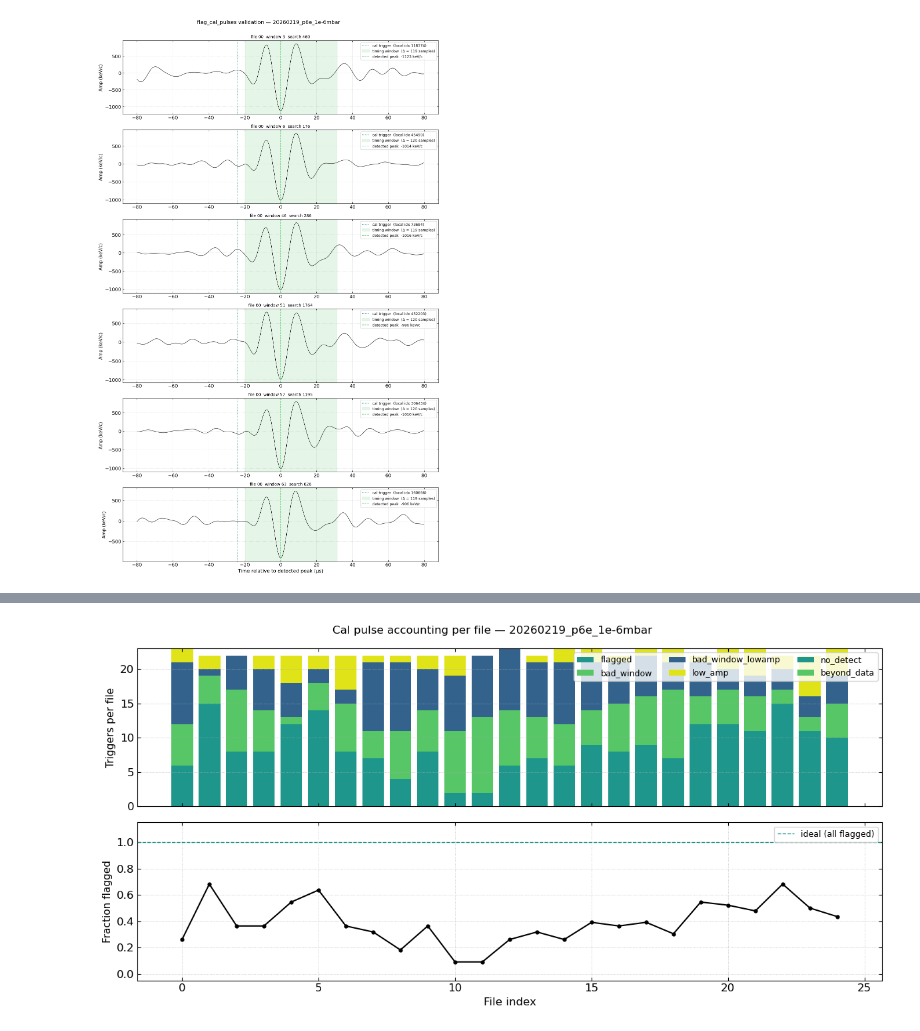
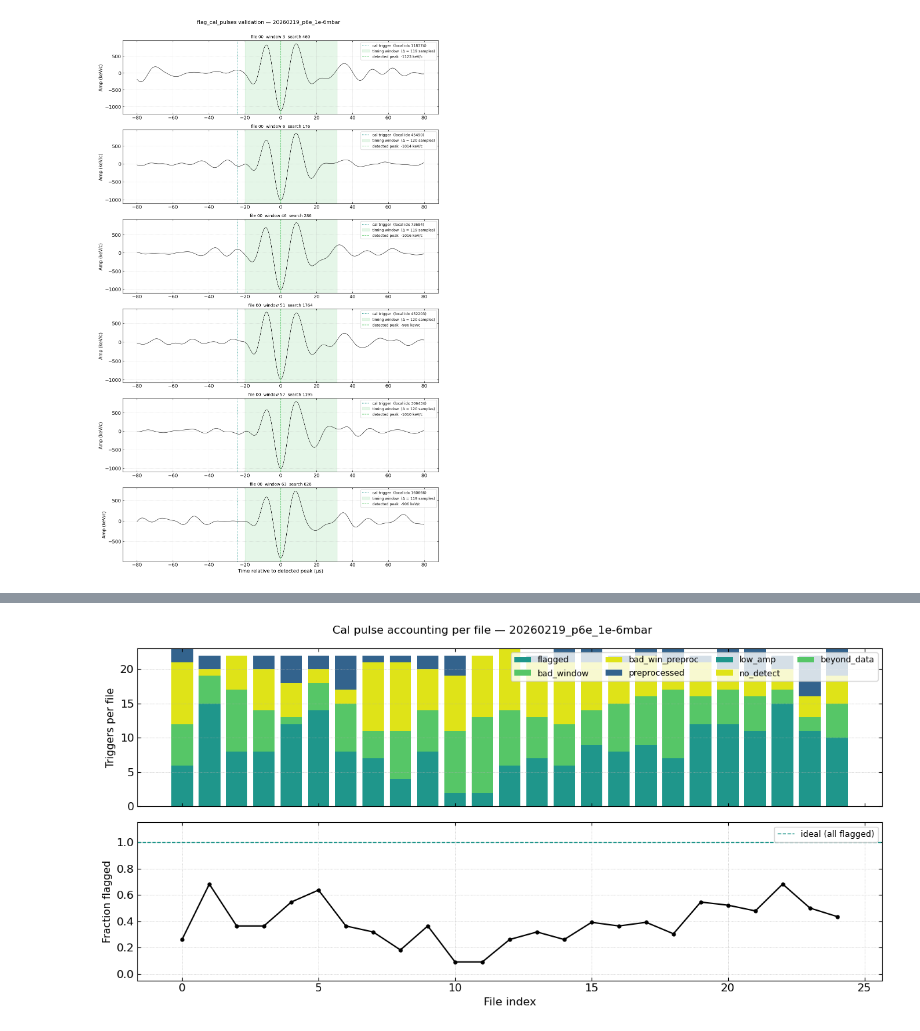
Before and after one commit to yuhants/gas_collisiions, a Jupyter notebook: analysis_notebooks/sphere_20260215/20260224_sphere_20260215_validation.ipynb, the cells around one changed output, grey strips where cells are left out. Saved outputs shown, nothing was run; the diff lists cells and outputs as text; code cells hidden in the pictures.

```diff
--- a/analysis_notebooks/sphere_20260215/20260224_sphere_20260215_validation.ipynb
+++ b/analysis_notebooks/sphere_20260215/20260224_sphere_20260215_validation.ipynb
@@ -424,7 +424,8 @@ for file_idx in range(nfiles):
     file_stats.append(dict(
         file_idx       = file_idx,
         pulse_indices  = pulse_indices,
-        amps           = amps,          # chi2-cut + double-count-removed
+        amps           = amps,                                  # chi2-cut + double-count-removed
+        amps_raw       = np.array(amps_raw, dtype=np.float64), # before any cuts
         idx_in_window  = idx_in_window,
         good_window    = good_window,
         good_mask      = good_mask,
@@ -439,7 +440,7 @@ total_large    = sum(s['n_large_amp']    for s in file_stats)
 total_flagged  = sum(s['n_flagged']      for s in file_stats)
 
 print(f'Dataset : {dataset}  ({nfiles} files)')
-print(f'Cal triggers in pulse_indices             : {total_triggers}')
+print(f'Total calibration pulses applied (pulse_indices) : {total_triggers}')
 print(f'Detections above {cal_amp_thr:.0f} keV/c (after preprocessing) : {total_large}')
 print(f'Flagged by flag_cal_pulses                : {total_flagged}')
 if total_triggers > 0:
@@ -748,34 +774,34 @@ fig, axes = plt.subplots(2, 1, figsize=(12, 6), sharex=True)
 # Top panel: stacked bar per category per file
 bottom = np.zeros(len(file_indices))
 for cat, color in zip(
-    ['flagged', 'bad_window', 'bad_window_lowamp', 'low_amp', 'no_detect', 'beyond_data'],
-    ['C2',      'C3',         'C1',                 'C9',      'C7',        'C8'],
+    ['flagged', 'bad_window', 'bad_win_preproc', 'preprocessed', 'low_amp', 'no_detect', 'beyond_data'],
+    ['C2',      'C3',         'C9',               'C1',           'C7',      'C4',        'C8'],
 ):
     yy = np.array([(trigger_cats_arr[trigger_files_arr == i] == cat).sum()
                    for i in file_indices])
     axes[0].bar(file_indices, yy, bottom=bottom, color=color, label=cat,
                 edgecolor='none', width=0.8)
     bottom += yy
 
 axes[0].set_ylabel('Triggers per file', fontsize=11)
-axes[0].legend(fontsize=9, loc='upper right', ncol=3)
+axes[0].legend(fontsize=9, loc='upper right', ncol=4)
 axes[0].grid(axis='y', ls=':', lw=0.5)
 
 # Bottom panel: fraction flagged per file
 total_per_file   = np.array([(trigger_files_arr == i).sum()                          for i in file_indices])
 flagged_per_file = np.array([(trigger_cats_arr[trigger_files_arr == i] == 'flagged').sum()
                               for i in file_indices])
 frac = np.where(total_per_file > 0, flagged_per_file / total_per_file, np.nan)
 
 axes[1].plot(file_indices, frac, 'k.-', markersize=7)
 axes[1].axhline(1.0, color='C2', ls='--', lw=1.0, label='ideal (all flagged)')
 axes[1].set_ylim(-0.05, 1.15)
 axes[1].set_ylabel('Fraction flagged', fontsize=11)
 axes[1].set_xlabel('File index', fontsize=12)
 axes[1].legend(fontsize=9)
 axes[1].grid(ls=':', lw=0.5)
 
 fig.suptitle(f'Cal pulse accounting per file — {dataset}', fontsize=12)
 fig.tight_layout()
 # %% [output]
-[figure, old version]
+[figure, new version]
```
Also changed, not shown: parts of 3 cells of this notebook, 6 other files.
